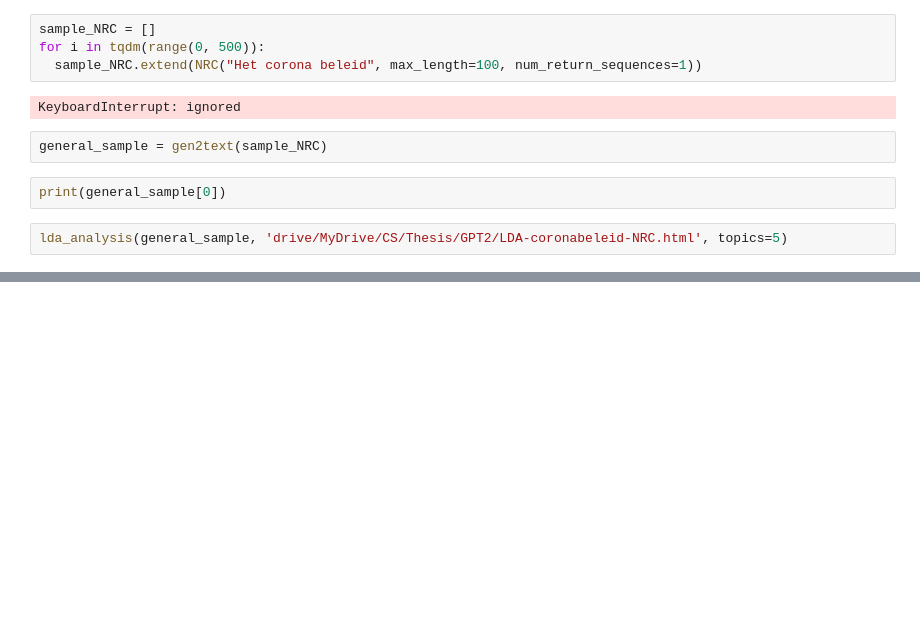
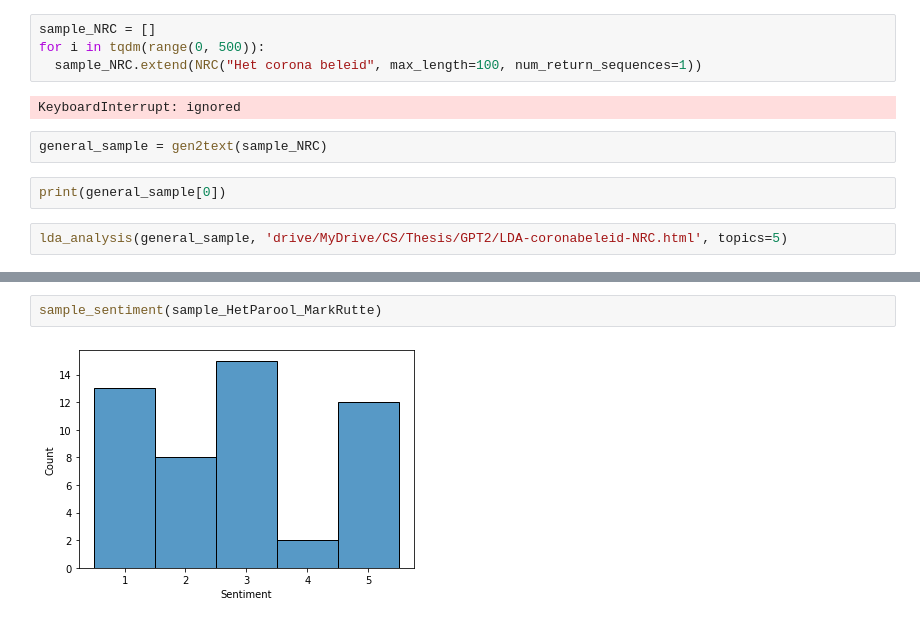
Before and after one commit to Chris-Congleton/MSc-Thesis, a Jupyter notebook: Analysis/TextGeneration.ipynb, the cells around one changed output, grey strips where cells are left out. Cells and saved outputs as stored; diff of their text form; blank space fills up the shorter version.

```diff
--- a/Analysis/TextGeneration.ipynb
+++ b/Analysis/TextGeneration.ipynb
@@ -1625,0 +1900,4 @@ lda_analysis(general_sample, 'drive/MyDrive/CS/Thesis/GPT2/LDA-coronabeleid-NRC.
+# %%
+sample_sentiment(sample_HetParool_MarkRutte)
+# %% [output]
+[figure, added]
```
Also changed, not shown: parts of 56 cells of this notebook.
